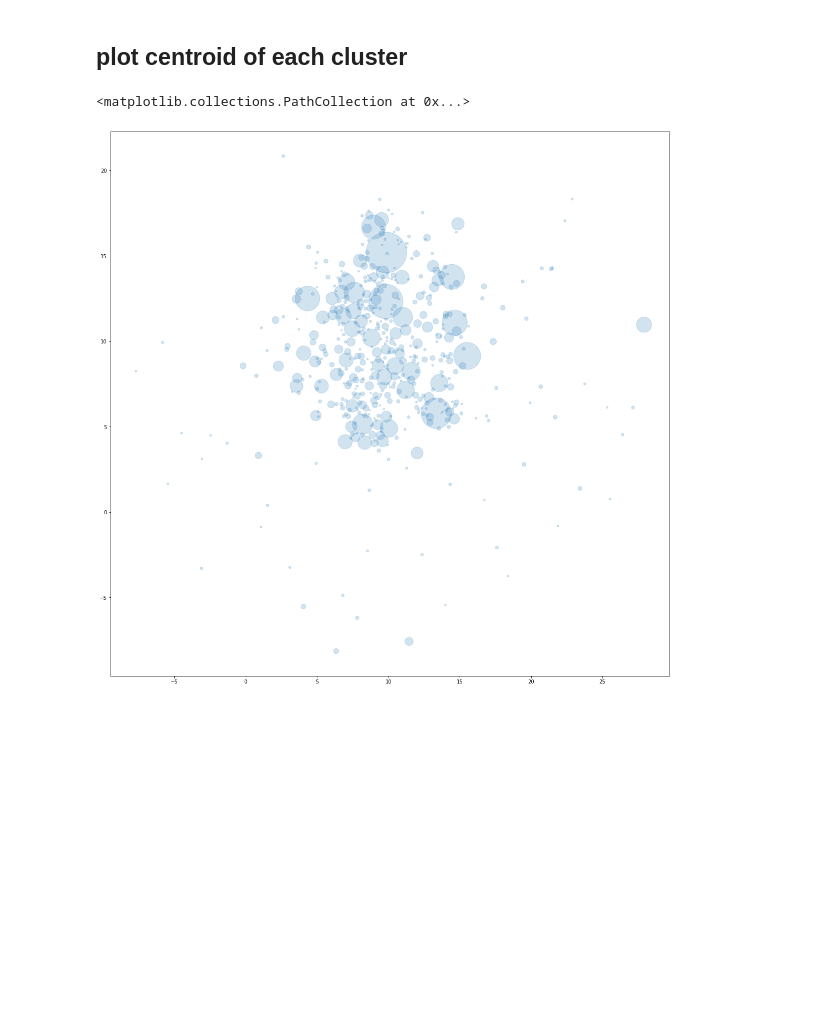
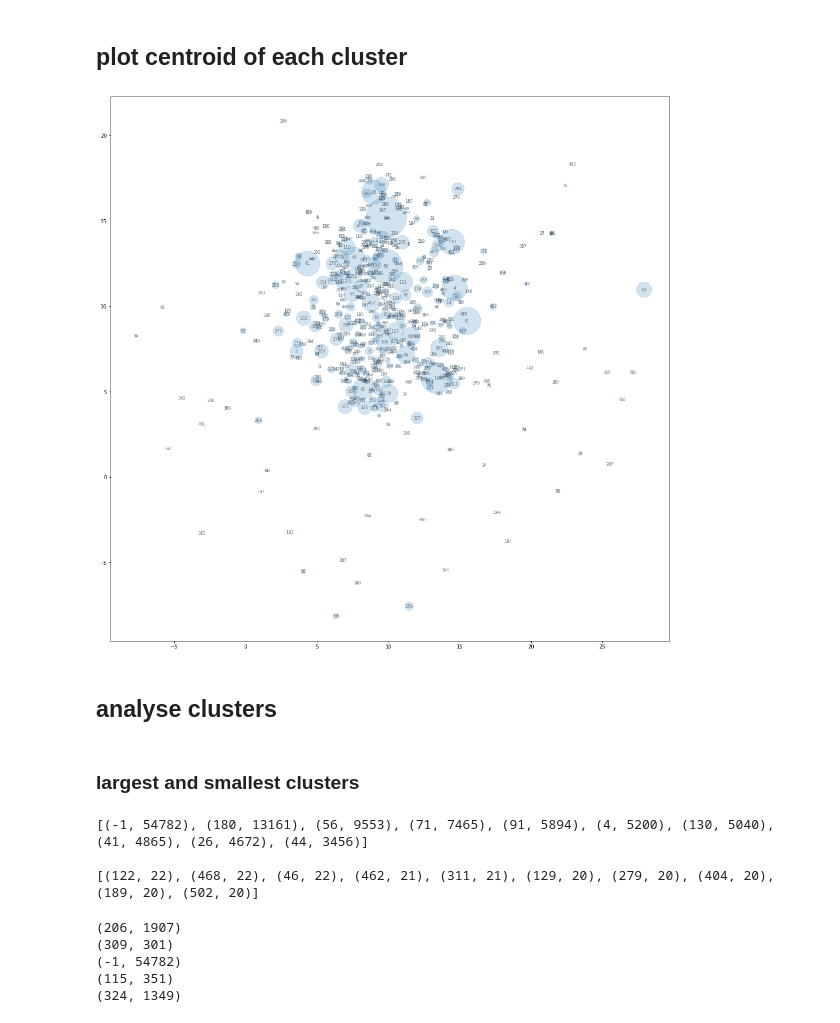
Before and after one commit to bendennes/hansard-nlp, a Jupyter notebook: 4_sentence_embedding.ipynb, the cells around one changed output. Drawn from its saved outputs; the diff is of its cells as text; code cells hidden in the pictures; blank space fills up the shorter version.

Commit message:
prelim analyse selection of cluster speeches and headings

```diff
--- a/4_sentence_embedding.ipynb
+++ b/4_sentence_embedding.ipynb
@@ -280,8 +202,18 @@ df_clusters = df_proj.groupby('cluster').agg({0: ['mean'], 1: ['mean'], 'cluster
 X_centroids = df_clusters[[0,1]].values[1:]
 cluster_size = df_clusters['cluster'].values[1:]
 # %%
-plt.figure(figsize=(20,20))
-plt.scatter(X_centroids[:,0], X_centroids[:,1], s=cluster_size/2, alpha=0.2)
+fig, ax = plt.subplots(figsize=(20,20))
+ax.scatter(X_centroids[:,0], X_centroids[:,1], s=cluster_size/2, alpha=0.2)
+for i, txt in enumerate(df_clusters.index.values[1:]):
+    ax.annotate(txt,
+                (X_centroids[i,0], X_centroids[i,1]),
+                ha='center', va='center',
+                fontsize=8,
+                alpha=0.5
+               )
 # %% [output]
-<matplotlib.collections.PathCollection at 0x...>
-[figure, old version]
+[figure, new version]
+# %% [markdown]
+## analyse clusters
+# %% [markdown]
+### largest and smallest clusters
@@ -287,0 +222,23 @@ plt.scatter(X_centroids[:,0], X_centroids[:,1], s=cluster_size/2, alpha=0.2)
+# %%
+print(cluster_sizes.most_common()[:10])
+print('\r')
+print(cluster_sizes.most_common()[-10:])
+# %% [output]
+[(-1, 54782), (180, 13161), (56, 9553), (71, 7465), (91, 5894), (4, 5200), (130, 5040), (41, 4865), (26, 4672), (44, 3456)]
+
+[(122, 22), (468, 22), (46, 22), (462, 21), (311, 21), (129, 20), (279, 20), (404, 20), (189, 20), (502, 20)]
+# %%
+t = 200
+clusters_over_t = [x[0] for x in cluster_sizes.most_common() if x[1]>=t]
+
+n = 5
+ids = np.random.choice(clusters_over_t, n, replace=False)
+sample = [(x, cluster_sizes[x]) for x in ids]
+for x in sample:
+    print(x)
+# %% [output]
+(206, 1907)
+(309, 301)
+(-1, 54782)
+(115, 351)
+(324, 1349)
```
Also changed, not shown: parts of 57 cells of this notebook.
